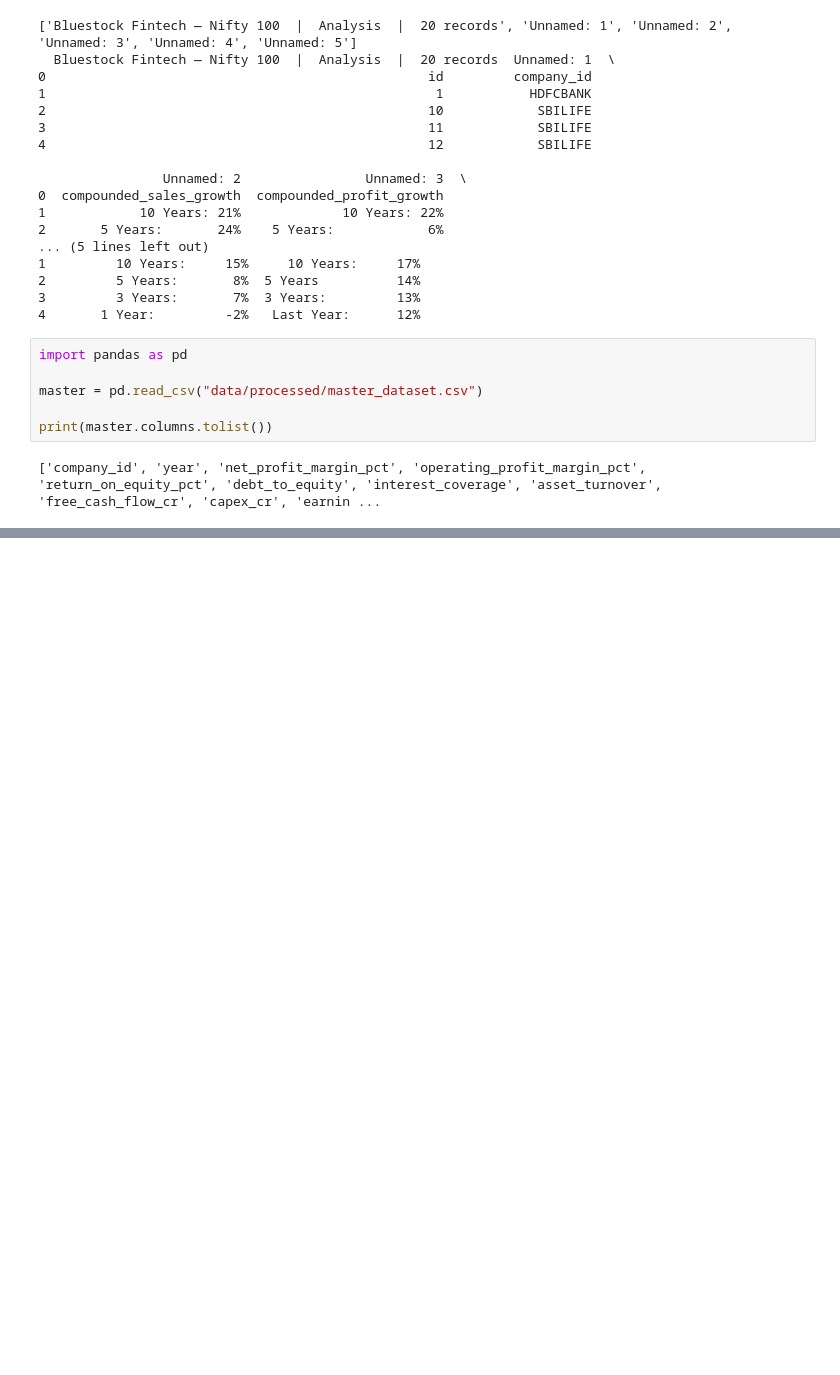
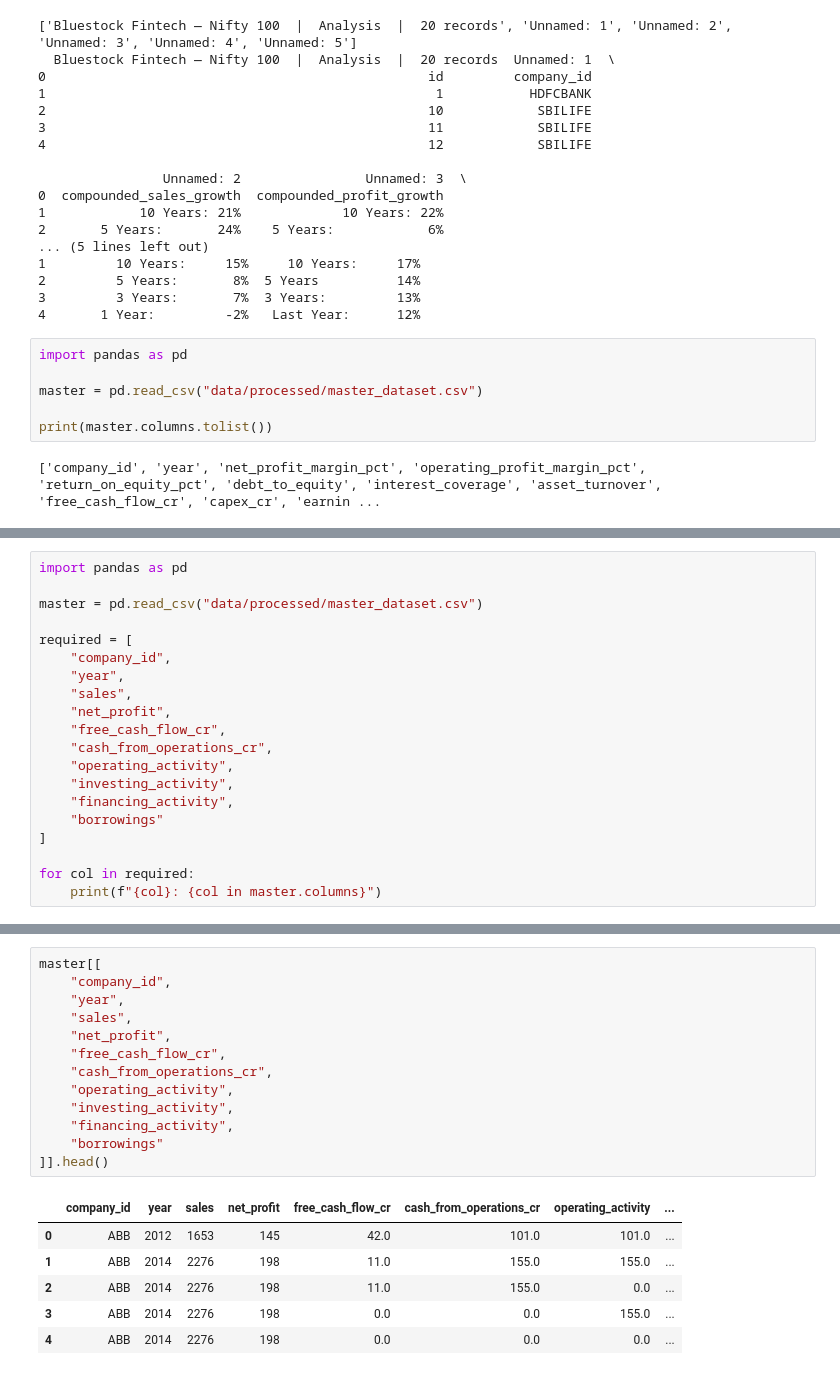
Before and after one commit to khannashivansh03coder/nifty100-financial-kpi-ranking, a Jupyter notebook: master_dataset_builder.ipynb, the cells around one changed output, grey strips where cells are left out. Cells and saved outputs as stored; diff of their text form; blank space fills up the shorter version.

```diff
--- a/master_dataset_builder.ipynb
+++ b/master_dataset_builder.ipynb
@@ -608 +651,21 @@ ADANIPORTS    48
 dtype: int64
+# %%
+import pandas as pd
+
+master = pd.read_csv("data/processed/master_dataset.csv")
+
+required = [
+    "company_id",
+    "year",
+    "sales",
+    "net_profit",
+    "free_cash_flow_cr",
+    "cash_from_operations_cr",
+    "operating_activity",
+    "investing_activity",
+    "financing_activity",
+    "borrowings"
+]
+
+for col in required:
+    print(f"{col}: {col in master.columns}")
@@ -608,0 +683,20 @@ dtype: int64
+# %%
+master[[
+    "company_id",
+    "year",
+    "sales",
+    "net_profit",
+    "free_cash_flow_cr",
+    "cash_from_operations_cr",
+    "operating_activity",
+    "investing_activity",
+    "financing_activity",
+    "borrowings"
+]].head()
+# %% [output]
+|  | company_id | year | sales | net_profit | free_cash_flow_cr | cash_from_operations_cr | operating_activity | ... |
+| 0 | ABB | 2012 | 1653 | 145 | 42.0 | 101.0 | 101.0 | ... |
+| 1 | ABB | 2014 | 2276 | 198 | 11.0 | 155.0 | 155.0 | ... |
+| 2 | ABB | 2014 | 2276 | 198 | 11.0 | 155.0 | 0.0 | ... |
+| 3 | ABB | 2014 | 2276 | 198 | 0.0 | 0.0 | 155.0 | ... |
+| 4 | ABB | 2014 | 2276 | 198 | 0.0 | 0.0 | 0.0 | ... |
```
Also changed, not shown: parts of 21 cells of this notebook, 9 other files.
